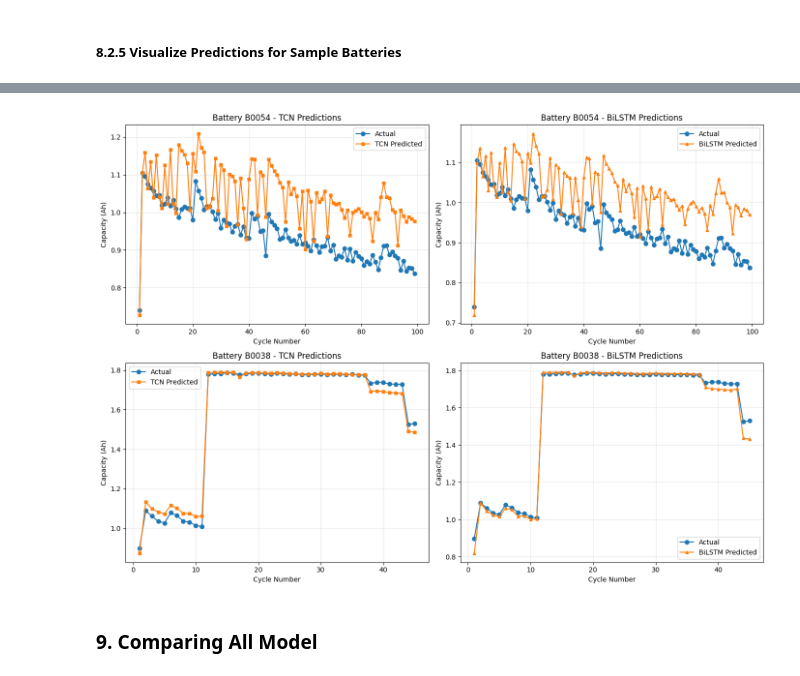
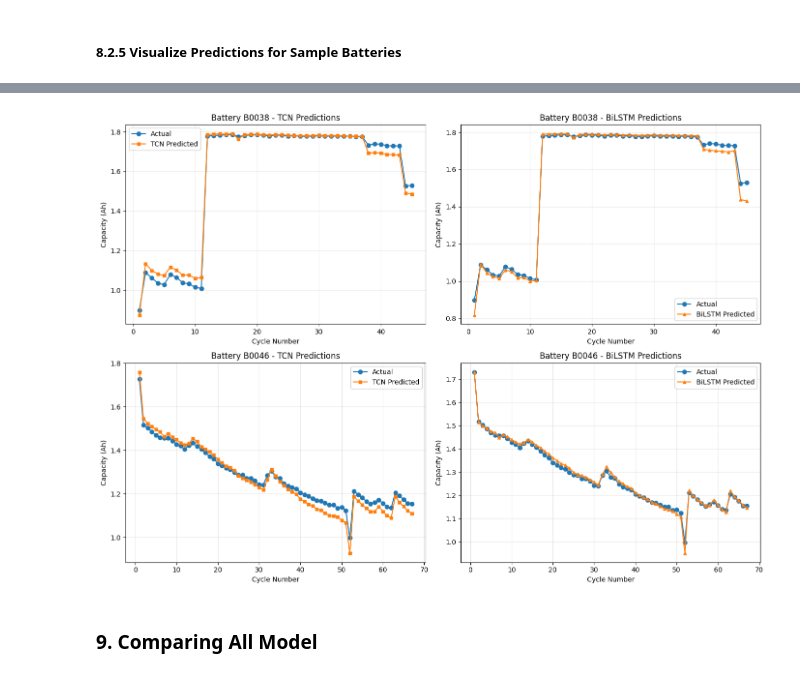
Before and after one commit to 1bytess/battery-soh-prediction, a Jupyter notebook: SoH_Prediction.ipynb, the cells around one changed output, grey strips where cells are left out. Drawn from its saved outputs; the diff is of its cells as text; code cells hidden in the pictures.

```diff
--- a/SoH_Prediction.ipynb
+++ b/SoH_Prediction.ipynb
@@ -2092,7 +2092,7 @@ BiLSTM - Per Battery Performance:
 ##### **8.2.5 Visualize Predictions for Sample Batteries**
 # %%
 # Select two test batteries to visualize
-sample_batteries = test_batteries[:2]
+sample_batteries = test_batteries[1:3]
 
 fig, axes = plt.subplots(2, 2, figsize=(14, 10))
 
@@ -2141,4 +2141,4 @@ plt.show()
-[figure, old version]
+[figure, new version]
 # %% [markdown]
 ### **9. Comparing All Model**
 # %% [markdown]
```
Also changed, not shown: parts of 2 cells of this notebook.
